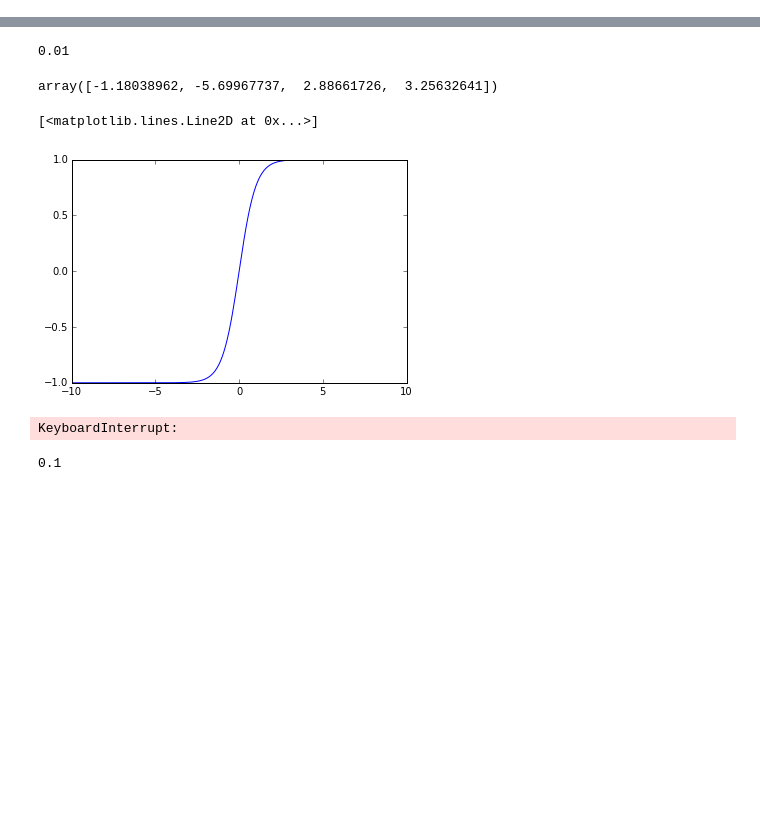
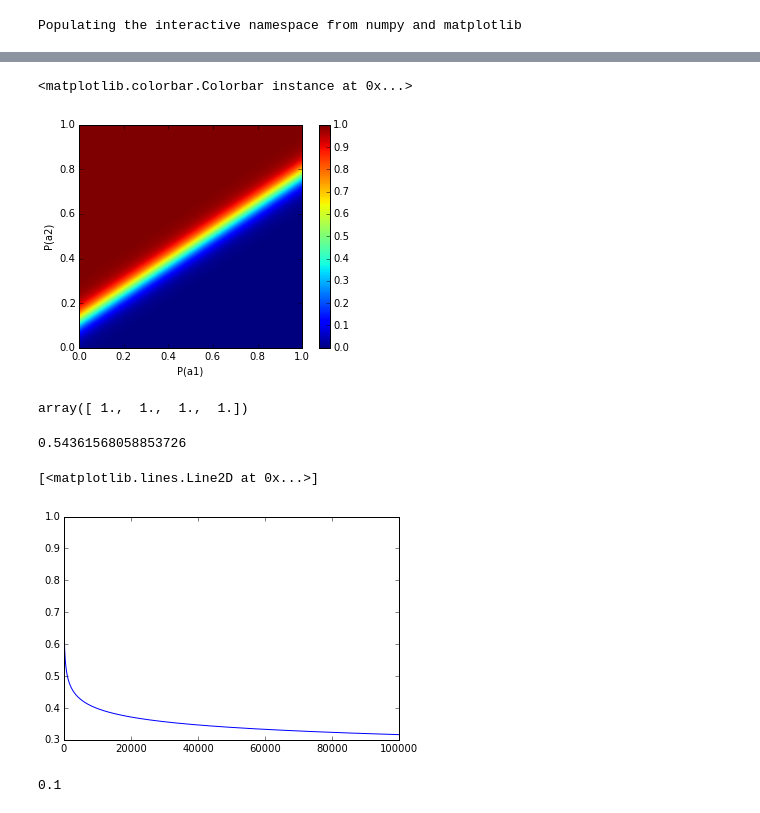
Before and after one commit to clement-moulin-frier/turntaking_model, a Jupyter notebook: turn_taking.ipynb, the cells around one changed output, grey strips where cells are left out. Saved outputs shown, nothing was run; the diff lists cells and outputs as text; code cells hidden in the pictures; blank space fills up the shorter version.

```diff
--- a/turn_taking.ipynb
+++ b/turn_taking.ipynb
@@ -58,0 +162,16 @@ WARNING: pylab import has clobbered these variables: ['colors']
+# %%
+v = zeros((100, 100))
+for i0, p0 in enumerate(linspace(0, 1, 100)):
+    for i1, p1 in enumerate(linspace(0, 1, 100)):
+        v[i0, i1] = agents[0].weights.dot(hstack((1., p0, p1)).T)
+# %%
+pres = array([expe.log[0]['presence'][t][1:] for t in range(n_runs)])
+# %%
+%pylab inline
+imshow((1 + tanh(v[:, ::-1]))/2., extent=[0, 1, 0, 1])
+plot(pres[-40:, 0], pres[-40:, 1])
+xlabel('P(a1)')
+ylabel('P(a2)')
+colorbar()
+# %% [output]
+Populating the interactive namespace from numpy and matplotlib
@@ -58,0 +180,2 @@ WARNING: pylab import has clobbered these variables: ['colors']
+<matplotlib.colorbar.Colorbar instance at 0x...>
+[figure, added]
@@ -59,18 +197,18 @@ WARNING: pylab import has clobbered these variables: ['colors']
 # %%
-agents[0].lr
+agents[0].presence
 # %% [output]
-0.01
+array([ 1.,  1.,  1.,  1.])
-# %%
-agents[0].weights
-# %% [output]
-array([-1.18038962, -5.69967737,  2.88661726,  3.25632641])
+# %%
+(1 + dot(agents[0].weights, array([1., 0., 0.]).T))/2.
+# %% [output]
+0.54361568058853726
 # %%
 from numpy import tanh, arange
-x = arange(-10, 10, 0.1)
-plot(x, tanh(x))
+x = array(range(100000))
+plot(x, (x+1)**(-0.1))
 # %% [output]
 [<matplotlib.lines.Line2D at 0x...>]
-[figure, old version]
+[figure, new version]
 # %%
 duration = 0.1 # s
 # %%
@@ -117,5 +255,5 @@ sampler = Sampler(['./data/68437__pinkyfinger__piano-a.wav', './data/68442__pink
 # %%
-for t in range(0, n_runs, 1):
+for t in range(0, 100) + range (10000, 10100) + range(26000, 26100):
     voc_ags = []
     for i_ag in range(n_ag):
         if expe.log[i_ag]['motor'][t] is not None:
@@ -125,8 +263,6 @@ for t in range(0, n_runs, 1):
         sampler.multiple_plays(voc_ags, wait=True)
     else:
         time.sleep(duration)
-# %% [output]
-KeyboardInterrupt:
 # %%
 range?
 # %%
```
Also changed, not shown: parts of 20 cells of this notebook, 2 other files.
